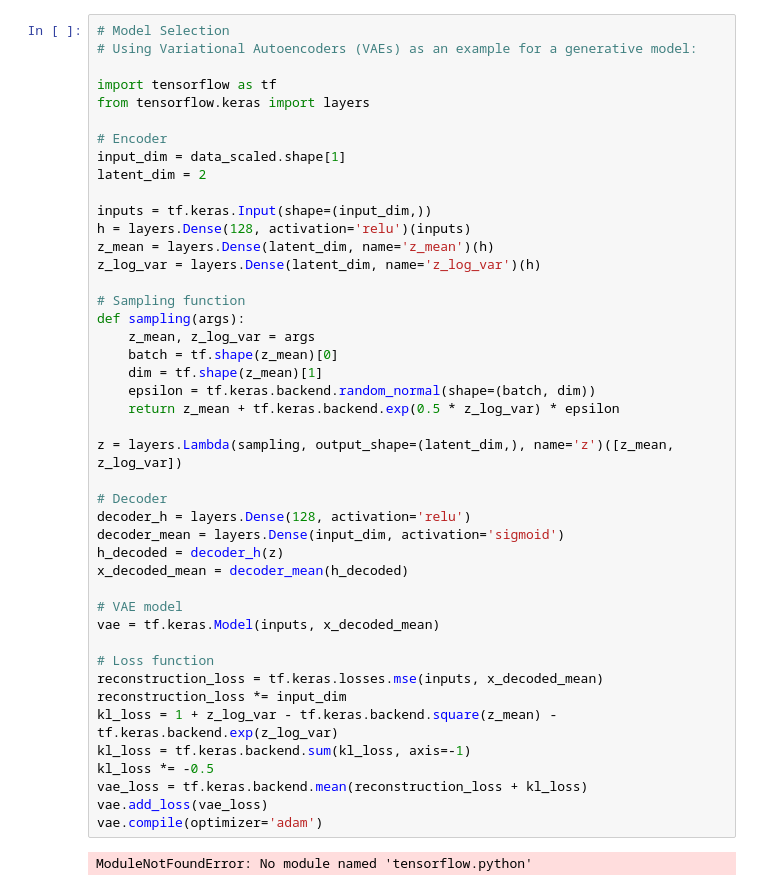
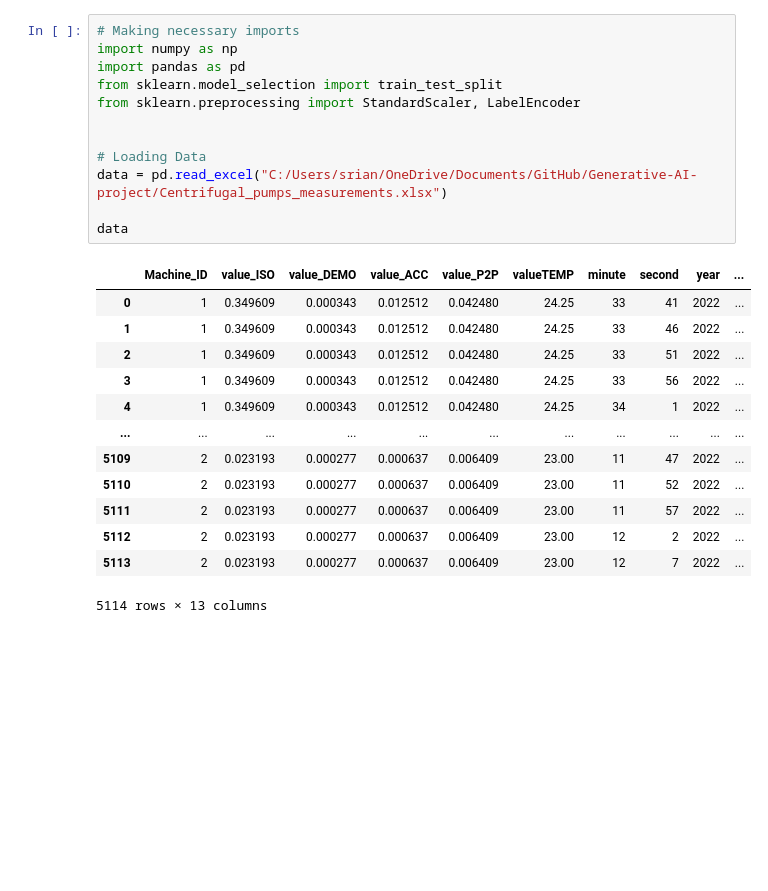
Before and after one commit to Anish-lab455/Generativ_AI_Project, a Jupyter notebook: Test_main.ipynb, the cells around one changed output. Drawn from its saved outputs; the diff is of its cells as text; blank space fills up the shorter version.

Commit message:
updating the latest centrifugal pump data and using machine learning algorithm

```diff
--- a/Test_main.ipynb
+++ b/Test_main.ipynb
@@ -57,46 +1,26 @@ features = extract_features(pump_data)
-# %%
-# Model Selection
-# Using Variational Autoencoders (VAEs) as an example for a generative model:
-
-import tensorflow as tf
-from tensorflow.keras import layers
-
-# Encoder
-input_dim = data_scaled.shape[1]
-latent_dim = 2
-
-inputs = tf.keras.Input(shape=(input_dim,))
-h = layers.Dense(128, activation='relu')(inputs)
-z_mean = layers.Dense(latent_dim, name='z_mean')(h)
-z_log_var = layers.Dense(latent_dim, name='z_log_var')(h)
-
-# Sampling function
-def sampling(args):
-    z_mean, z_log_var = args
-    batch = tf.shape(z_mean)[0]
-    dim = tf.shape(z_mean)[1]
-    epsilon = tf.keras.backend.random_normal(shape=(batch, dim))
-    return z_mean + tf.keras.backend.exp(0.5 * z_log_var) * epsilon
-
-z = layers.Lambda(sampling, output_shape=(latent_dim,), name='z')([z_mean, z_log_var])
-
-# Decoder
-decoder_h = layers.Dense(128, activation='relu')
-decoder_mean = layers.Dense(input_dim, activation='sigmoid')
-h_decoded = decoder_h(z)
-x_decoded_mean = decoder_mean(h_decoded)
-
-# VAE model
-vae = tf.keras.Model(inputs, x_decoded_mean)
-
-# Loss function
-reconstruction_loss = tf.keras.losses.mse(inputs, x_decoded_mean)
-reconstruction_loss *= input_dim
-kl_loss = 1 + z_log_var - tf.keras.backend.square(z_mean) - tf.keras.backend.exp(z_log_var)
-kl_loss = tf.keras.backend.sum(kl_loss, axis=-1)
-kl_loss *= -0.5
-vae_loss = tf.keras.backend.mean(reconstruction_loss + kl_loss)
-vae.add_loss(vae_loss)
-vae.compile(optimizer='adam')
-# %% [output]
-ModuleNotFoundError: No module named 'tensorflow.python'
+# %%
+# Making necessary imports
+import numpy as np
+import pandas as pd
+from sklearn.model_selection import train_test_split
+from sklearn.preprocessing import StandardScaler, LabelEncoder
+
+
+# Loading Data
+data = pd.read_excel("C:/Users/srian/OneDrive/Documents/GitHub/Generative-AI-project/Centrifugal_pumps_measurements.xlsx")
+
+data
+# %% [output]
+|  | Machine_ID | value_ISO | value_DEMO | value_ACC | value_P2P | valueTEMP | minute | second | year | ... |
+| 0 | 1 | 0.349609 | 0.000343 | 0.012512 | 0.042480 | 24.25 | 33 | 41 | 2022 | ... |
+| 1 | 1 | 0.349609 | 0.000343 | 0.012512 | 0.042480 | 24.25 | 33 | 46 | 2022 | ... |
+| 2 | 1 | 0.349609 | 0.000343 | 0.012512 | 0.042480 | 24.25 | 33 | 51 | 2022 | ... |
+| 3 | 1 | 0.349609 | 0.000343 | 0.012512 | 0.042480 | 24.25 | 33 | 56 | 2022 | ... |
+| 4 | 1 | 0.349609 | 0.000343 | 0.012512 | 0.042480 | 24.25 | 34 | 1 | 2022 | ... |
+| ... | ... | ... | ... | ... | ... | ... | ... | ... | ... | ... |
+| 5109 | 2 | 0.023193 | 0.000277 | 0.000637 | 0.006409 | 23.00 | 11 | 47 | 2022 | ... |
+| 5110 | 2 | 0.023193 | 0.000277 | 0.000637 | 0.006409 | 23.00 | 11 | 52 | 2022 | ... |
+| 5111 | 2 | 0.023193 | 0.000277 | 0.000637 | 0.006409 | 23.00 | 11 | 57 | 2022 | ... |
+| 5112 | 2 | 0.023193 | 0.000277 | 0.000637 | 0.006409 | 23.00 | 12 | 2 | 2022 | ... |
+| 5113 | 2 | 0.023193 | 0.000277 | 0.000637 | 0.006409 | 23.00 | 12 | 7 | 2022 | ... |
+5114 rows × 13 columns
```
Also changed, not shown: parts of 9 cells of this notebook, 1 other file.
